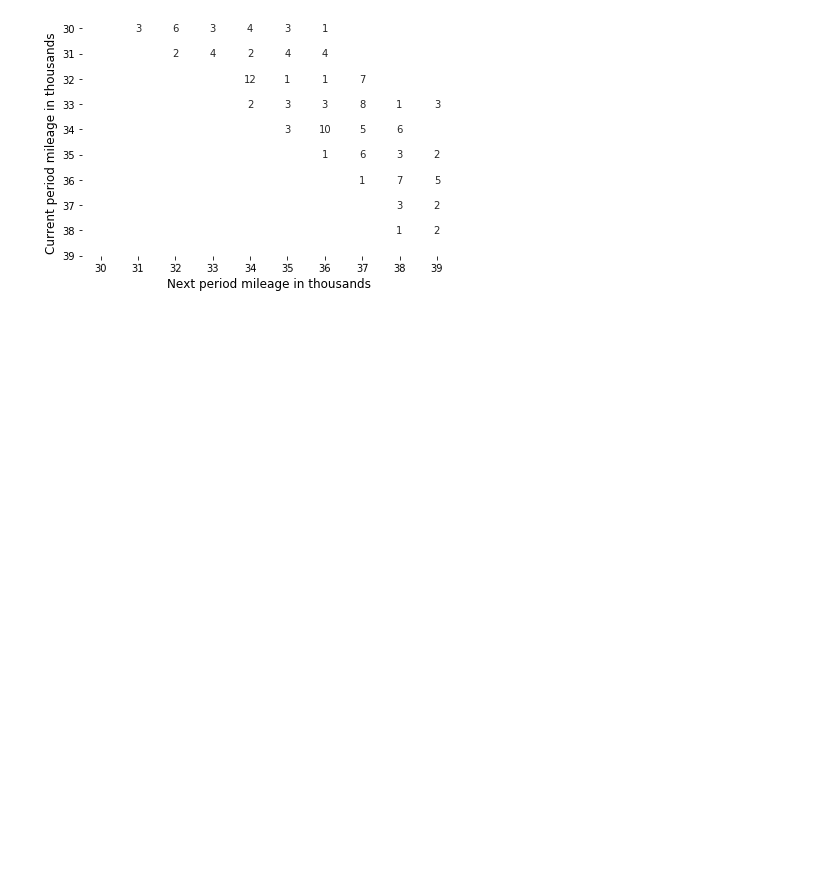
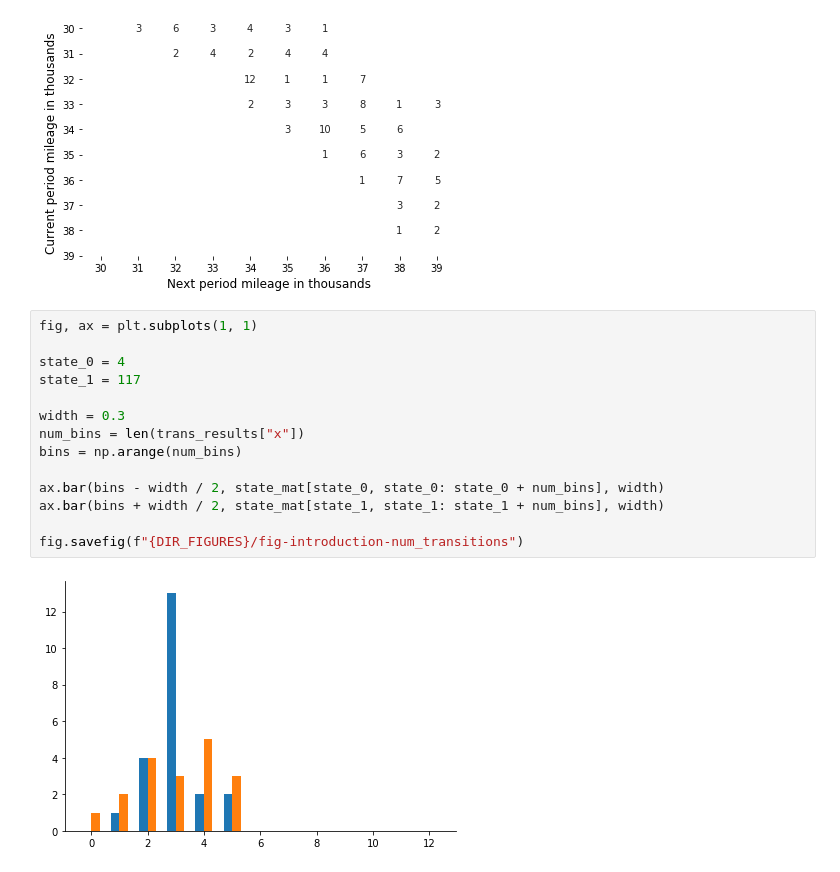
Before and after one commit to robustzurcher/analysis, a Jupyter notebook: notebooks/01_introduction.ipynb, the cells around one changed output. Drawn from its saved outputs; the diff is of its cells as text; blank space fills up the shorter version.

Commit message:
Added number of transitions plot.

```diff
--- a/notebooks/01_introduction.ipynb
+++ b/notebooks/01_introduction.ipynb
@@ -82,3 +82,19 @@ plt.yticks(rotation=0)
 plt.savefig('{:}/fig-introduction-transition-matrix'.format(DIR_FIGURES))
 # %% [output]
 [figure]
+# %%
+fig, ax = plt.subplots(1, 1)
+
+state_0 = 4
+state_1 = 117
+
+width = 0.3
+num_bins = len(trans_results["x"])
+bins = np.arange(num_bins)
+
+ax.bar(bins - width / 2, state_mat[state_0, state_0: state_0 + num_bins], width)
+ax.bar(bins + width / 2, state_mat[state_1, state_1: state_1 + num_bins], width)
+
+fig.savefig(f"{DIR_FIGURES}/fig-introduction-num_transitions")
+# %% [output]
+[figure, added]
```
Also changed, not shown: parts of 1 cell of this notebook.
